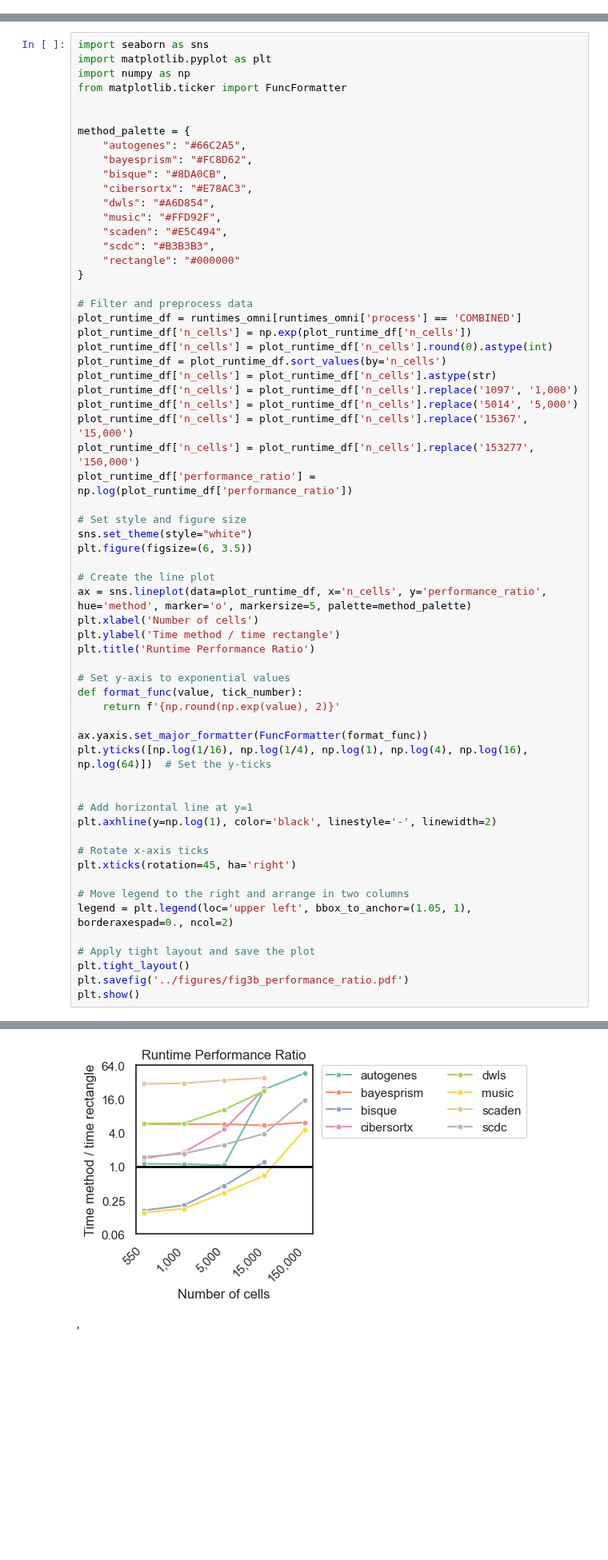
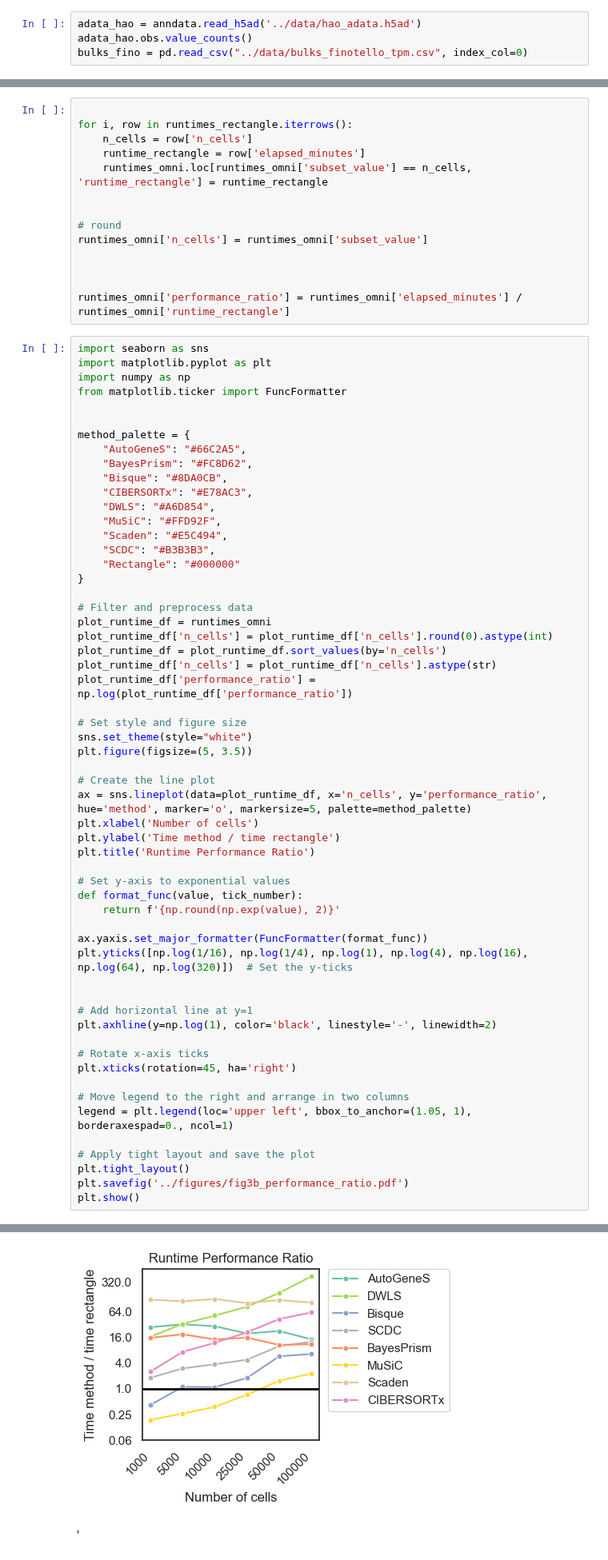
Before and after one commit to ComputationalBiomedicineGroup/rectangle_paper, a Jupyter notebook: notebooks/figure_3.ipynb, the cells around one changed output, grey strips where cells are left out. Shown at 80% size. Saved outputs shown, nothing was run; the diff lists cells and outputs as text; blank space fills up the shorter version.

Commit message:
runtime rework

```diff
--- a/notebooks/figure_3.ipynb
+++ b/notebooks/figure_3.ipynb
@@ -10,2 +11,6 @@ import helper
 # %% [markdown]
 # Figure 3
+# %%
+adata_hao = anndata.read_h5ad('../data/hao_adata.h5ad')
+adata_hao.obs.value_counts()
+bulks_fino = pd.read_csv("../data/bulks_finotello_tpm.csv", index_col=0)
@@ -106,3 +261,17 @@ runtimes_omni['performance_ratio'] = runtimes_omni['elapsed'] / runtimes_omni['r
+# %%
+
+for i, row in runtimes_rectangle.iterrows():
+    n_cells = row['n_cells']
+    runtime_rectangle = row['elapsed_minutes']
+    runtimes_omni.loc[runtimes_omni['subset_value'] == n_cells, 'runtime_rectangle'] = runtime_rectangle
+
+
+# round
+runtimes_omni['n_cells'] = runtimes_omni['subset_value']
+
+
+
+runtimes_omni['performance_ratio'] = runtimes_omni['elapsed_minutes'] / runtimes_omni['runtime_rectangle']
 # %%
 import seaborn as sns
 import matplotlib.pyplot as plt
@@ -111,32 +280,27 @@ from matplotlib.ticker import FuncFormatter
 
 
 method_palette = {
-    "autogenes": "#66C2A5",
-    "bayesprism": "#FC8D62",
-    "bisque": "#8DA0CB",
-    "cibersortx": "#E78AC3",
-    "dwls": "#A6D854",
-    "music": "#FFD92F",
-    "scaden": "#E5C494",
-    "scdc": "#B3B3B3",
-    "rectangle": "#000000"
+    "AutoGeneS": "#66C2A5",
+    "BayesPrism": "#FC8D62",
+    "Bisque": "#8DA0CB",
+    "CIBERSORTx": "#E78AC3",
+    "DWLS": "#A6D854",
+    "MuSiC": "#FFD92F",
+    "Scaden": "#E5C494",
+    "SCDC": "#B3B3B3",
+    "Rectangle": "#000000"
 }
 
 # Filter and preprocess data
-plot_runtime_df = runtimes_omni[runtimes_omni['process'] == 'COMBINED']
-plot_runtime_df['n_cells'] = np.exp(plot_runtime_df['n_cells'])
+plot_runtime_df = runtimes_omni
 plot_runtime_df['n_cells'] = plot_runtime_df['n_cells'].round(0).astype(int)
 plot_runtime_df = plot_runtime_df.sort_values(by='n_cells')
 plot_runtime_df['n_cells'] = plot_runtime_df['n_cells'].astype(str)
-plot_runtime_df['n_cells'] = plot_runtime_df['n_cells'].replace('1097', '1,000')
-plot_runtime_df['n_cells'] = plot_runtime_df['n_cells'].replace('5014', '5,000')
-plot_runtime_df['n_cells'] = plot_runtime_df['n_cells'].replace('15367', '15,000')
-plot_runtime_df['n_cells'] = plot_runtime_df['n_cells'].replace('153277', '150,000')
 plot_runtime_df['performance_ratio'] = np.log(plot_runtime_df['performance_ratio'])
 
 # Set style and figure size
 sns.set_theme(style="white")
-plt.figure(figsize=(6, 3.5))
+plt.figure(figsize=(5, 3.5))
 
 # Create the line plot
 ax = sns.lineplot(data=plot_runtime_df, x='n_cells', y='performance_ratio', hue='method', marker='o', markersize=5, palette=method_palette)
@@ -149,7 +313,7 @@ def format_func(value, tick_number):
     return f'{np.round(np.exp(value), 2)}'
 
 ax.yaxis.set_major_formatter(FuncFormatter(format_func))
-plt.yticks([np.log(1/16), np.log(1/4), np.log(1), np.log(4), np.log(16), np.log(64)])  # Set the y-ticks
+plt.yticks([np.log(1/16), np.log(1/4), np.log(1), np.log(4), np.log(16), np.log(64), np.log(320)])  # Set the y-ticks
 
 
 # Add horizontal line at y=1
@@ -159,7 +323,7 @@ plt.axhline(y=np.log(1), color='black', linestyle='-', linewidth=2)
 plt.xticks(rotation=45, ha='right')
 
 # Move legend to the right and arrange in two columns
-legend = plt.legend(loc='upper left', bbox_to_anchor=(1.05, 1), borderaxespad=0., ncol=2)
+legend = plt.legend(loc='upper left', bbox_to_anchor=(1.05, 1), borderaxespad=0., ncol=1)
 
 # Apply tight layout and save the plot
 plt.tight_layout()
@@ -179,4 +333,4 @@ See the caveats in the documentation: https://pandas.pydata.org/pandas-docs/stab
-[figure, old version]
+[figure, new version]
 # %% [markdown]
 '
 # %% [markdown]
```
Also changed, not shown: parts of 7 cells of this notebook, 7 other files.
